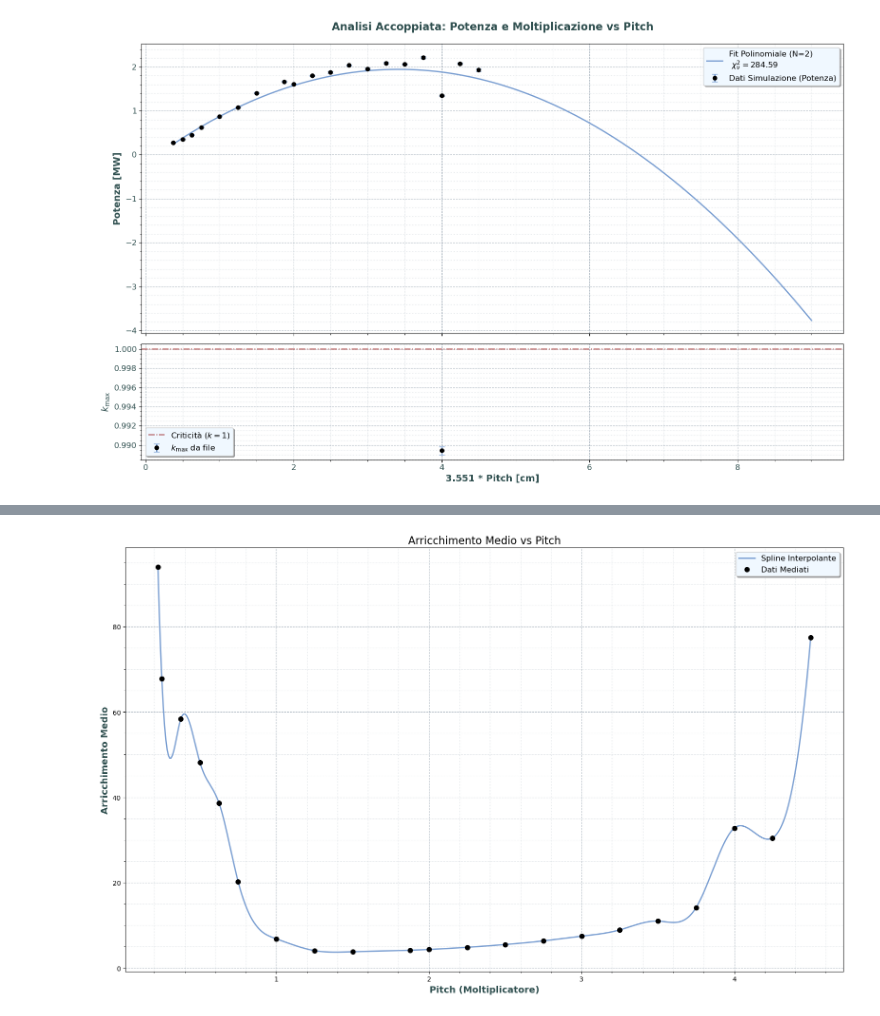
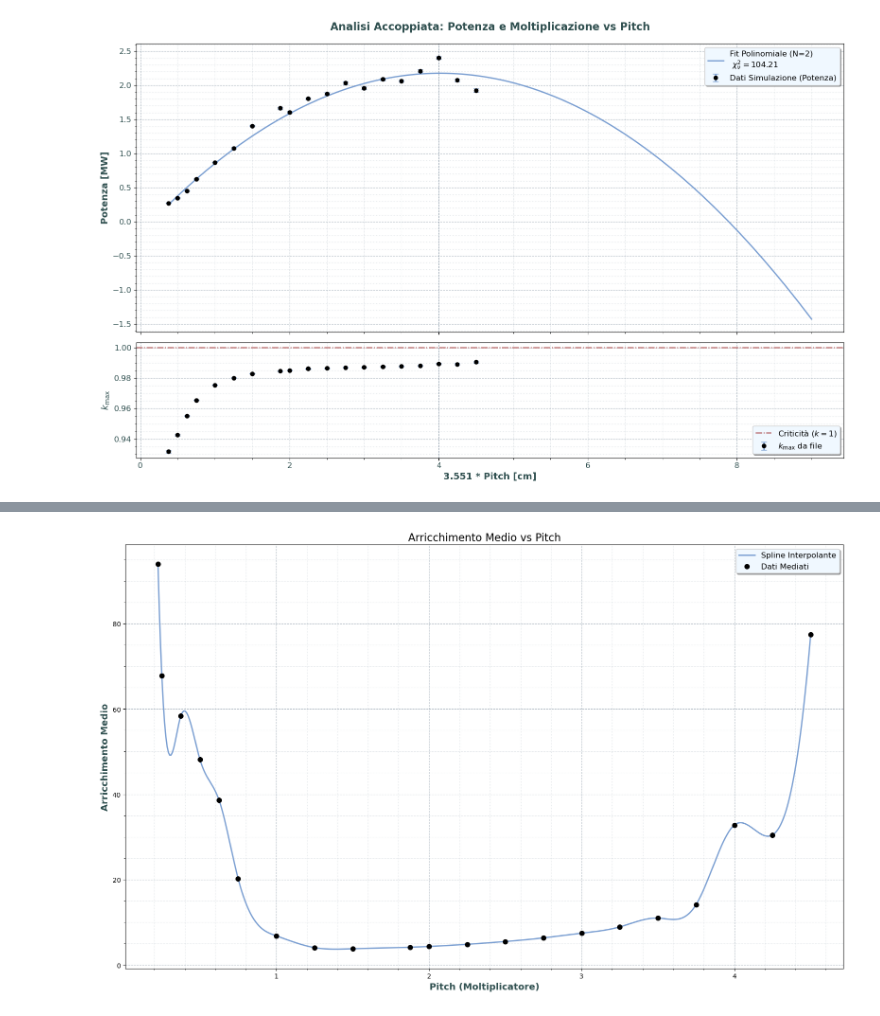
Before and after one commit to oblivion0218/Tesi-Magistrale, a Jupyter notebook: Open MC/reattore_9/analisi.ipynb, the cells around one changed output, grey strips where cells are left out. Cells and saved outputs as stored; diff of their text form; code cells hidden in the pictures.

```diff
--- a/Open MC/reattore_9/analisi.ipynb
+++ b/Open MC/reattore_9/analisi.ipynb
@@ -192,35 +192,35 @@ def plot_potenza_e_kmax(df_potenza, file_txt, N=2):
                   fontsize=16, fontweight='bold', color='#2F4F4F', pad=20)
     ax1.set_ylabel('Potenza [MW]', fontsize=14, fontweight='bold', color='#2F4F4F')
 
     # --- PAD INFERIORE: K_MAX ---
     if not df_kmax.empty:
         ax2.errorbar(df_kmax['Pitch'], df_kmax['K_max'], yerr=df_kmax['Errore_K'],
                      fmt='o', color='#000000', ecolor='#789DD1',
                      elinewidth=2, capsize=4, zorder=5, label='$k_{\max}$ da file')
 
         # Aggiunta asintoto di criticità per riferimento fisico
         ax2.axhline(y=1.0, color='#8B0000', linestyle='-.', linewidth=1.5, alpha=0.7, label='Criticità ($k=1$)')
 
     ax2.set_xlabel('3.551 * Pitch [cm]', fontsize=14, fontweight='bold', color='#2F4F4F')
     ax2.set_ylabel('$k_{\max}$', fontsize=14, fontweight='bold', color='#2F4F4F')
 
     # --- FORMATTAZIONE CONDIVISA ---
     for ax in [ax1, ax2]:
         ax.tick_params(axis='both', which='major', labelsize=12, labelcolor='#2F4F4F')
         ax.minorticks_on()
         ax.grid(which='major', linestyle='--', alpha=0.6, color='#778899')
         ax.grid(which='minor', linestyle=':', alpha=0.3, color='#778899')
         ax.legend(loc='best', frameon=True, shadow=True, fontsize=12, facecolor='#F0F8FF')
 
     plt.tight_layout()
     plt.subplots_adjust(hspace=0.05) # Minimizza lo spazio tra i pad
     plt.savefig('potenza_kmax_vs_pitch.png', dpi=300)
     plt.show()
 
 # Esempio di utilizzo:
-plot_potenza_e_kmax(df_potenza, '../reattore_5/auto/k_max.txt', N=2)
+plot_potenza_e_kmax(df_potenza, 'result_final.txt', N=2)
 # %% [output]
-[figure, old version]
+[figure, new version]
 # %%
 import numpy as np
 import pandas as pd
```
Also changed, not shown: parts of 2 cells of this notebook, 42 other files.
